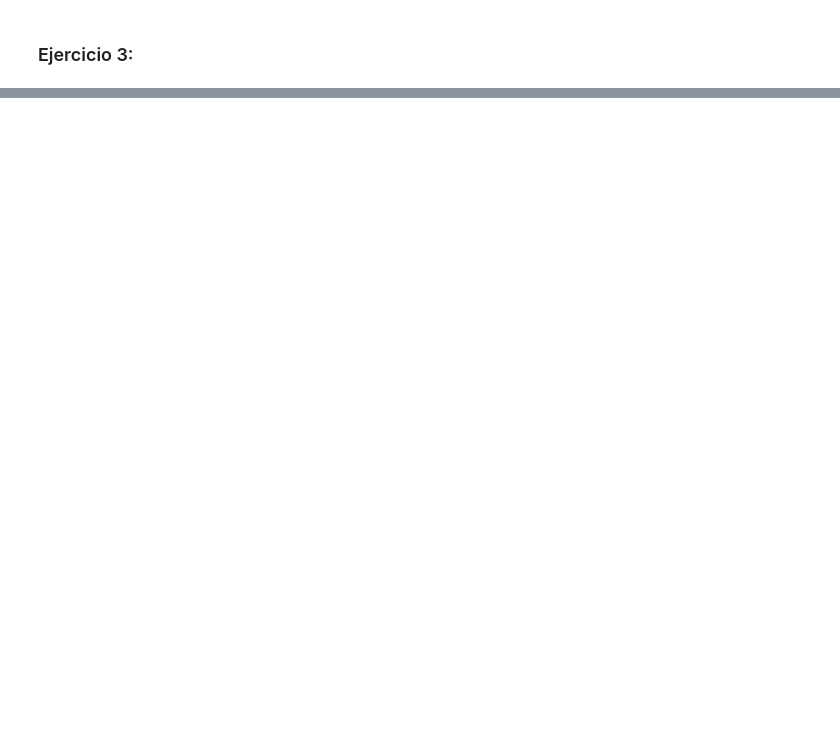
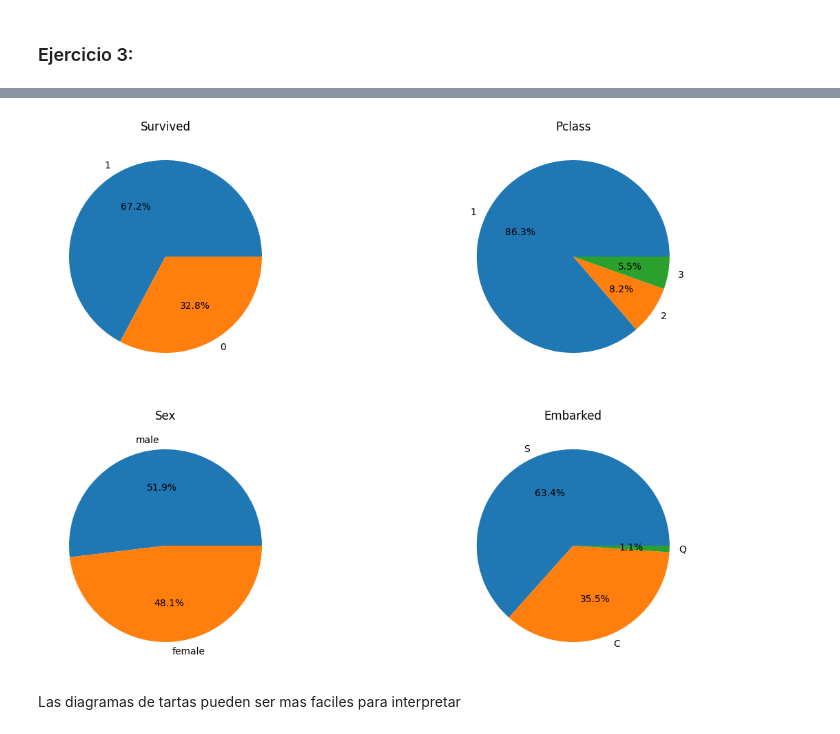
Before and after one commit to BoolDan/AA2025, a Jupyter notebook: Practica_1_Ricards/practica_1_A.ipynb, the cells around one changed output, grey strips where cells are left out. Saved outputs shown, nothing was run; the diff lists cells and outputs as text; code cells hidden in the pictures; blank space fills up the shorter version.

```diff
--- a/Practica_1_Ricards/practica_1_A.ipynb
+++ b/Practica_1_Ricards/practica_1_A.ipynb
@@ -429,0 +248,21 @@ Para algoritmos lineales como Regresion Logistica o SVM, estandarizacion es mejo
+# %%
+# Dibujar diagramas de tartas de atributos categoricos
+fig, axes = plt.subplots(2, 2, figsize=(14, 10))
+axes = axes.flatten()
+
+for i, col in enumerate(atributos_categoricos):
+    value_counts = df[col].value_counts()
+
+    # Agregamos % a cada sector de diagrama de tarta
+    axes[i].pie(
+        value_counts,
+        labels=value_counts.index,
+        autopct='%1.1f%%',
+    )
+    axes[i].set_title(col)
+
+plt.show()
+# %% [output]
+[figure, added]
+# %% [markdown]
+Las diagramas de tartas pueden ser mas faciles para interpretar
```
Also changed, not shown: parts of 66 cells of this notebook.
